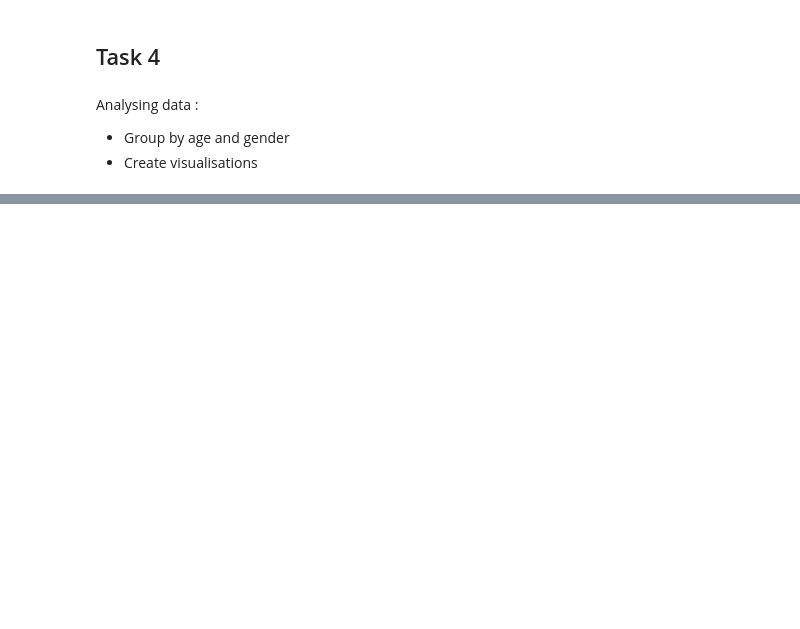
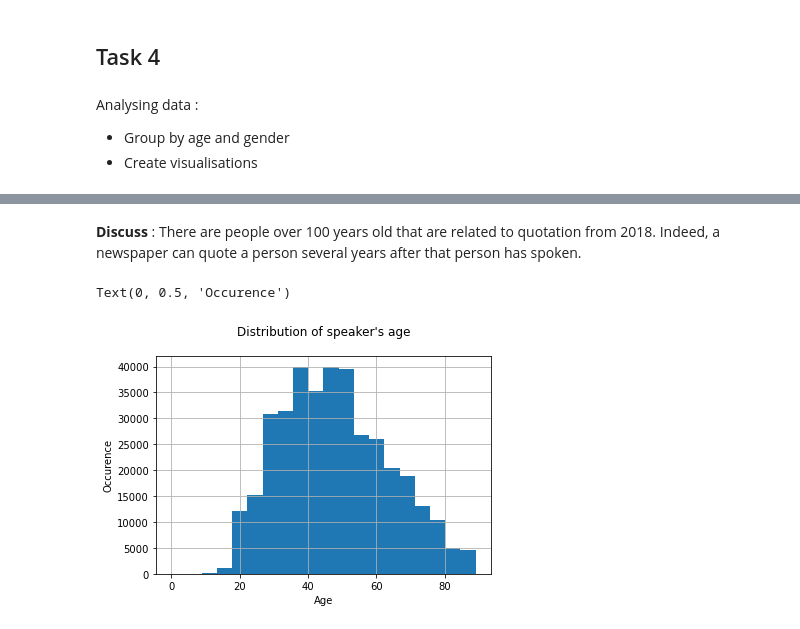
Before and after one commit to epfl-ada/ada-2021-project-escouade, a Jupyter notebook: src/Question_1.ipynb, the cells around one changed output, grey strips where cells are left out. Saved outputs shown, nothing was run; the diff lists cells and outputs as text; code cells hidden in the pictures; blank space fills up the shorter version.

```diff
--- a/src/Question_1.ipynb
+++ b/src/Question_1.ipynb
@@ -77,0 +144,10 @@ Quotebank's data will then be enriched. Gender and age of the speakers need to b
+# %%
+df_movie_age['date_year'] = df_movie_age['date'].str[6:]
+# %%
+df_movie_age['dob_year'] = df_movie_age['dob'].str[6:]
+# %%
+df_movie_age['date_year'] = df_movie_age['date_year'].astype(int)
+df_movie_age['dob_year'] = df_movie_age['dob_year'].astype(int)
+# %%
+df_movie_age['age'] = df_movie_age['date_year'] - df_movie_age['dob_year']
+df_movie_age.head()
@@ -83,0 +205,14 @@ Analysing data :
+# %% [markdown]
+__Discuss__ : There are people over 100 years old that are related to quotation from 2018. Indeed, a newspaper can quote a person several years after that person has spoken.
+# %%
+df_movie_age_filtered = df_movie_age[df_movie_age['age'] < 90]
+df_movie_age_filtered.sort_values(by = ['age'])
+
+df_movie_age_filtered['age'].hist(bins = 20)
+
+plt.title("Distribution of speaker's age\n")
+plt.xlabel('Age')
+plt.ylabel('Occurence')
+# %% [output]
+Text(0, 0.5, 'Occurence')
+[figure, added]
```
Also changed, not shown: parts of 22 cells of this notebook.
